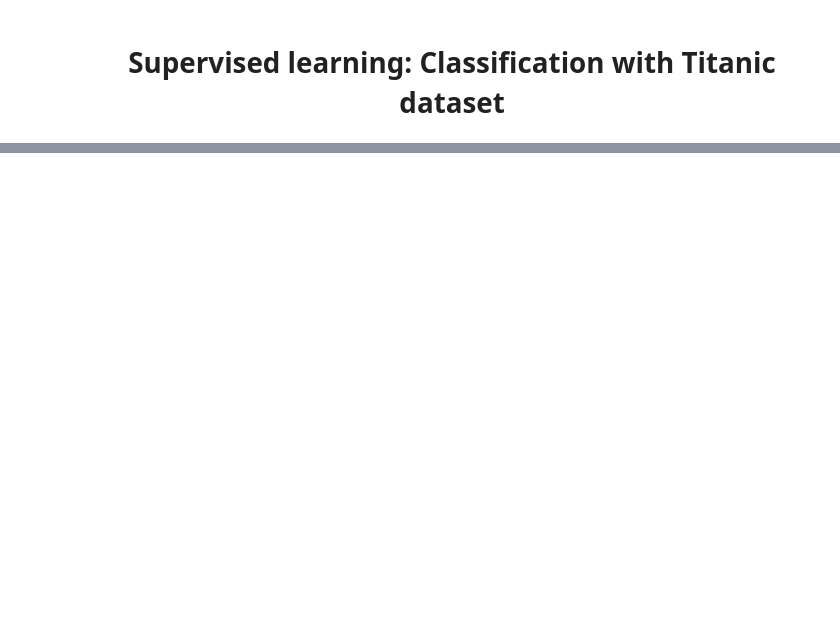
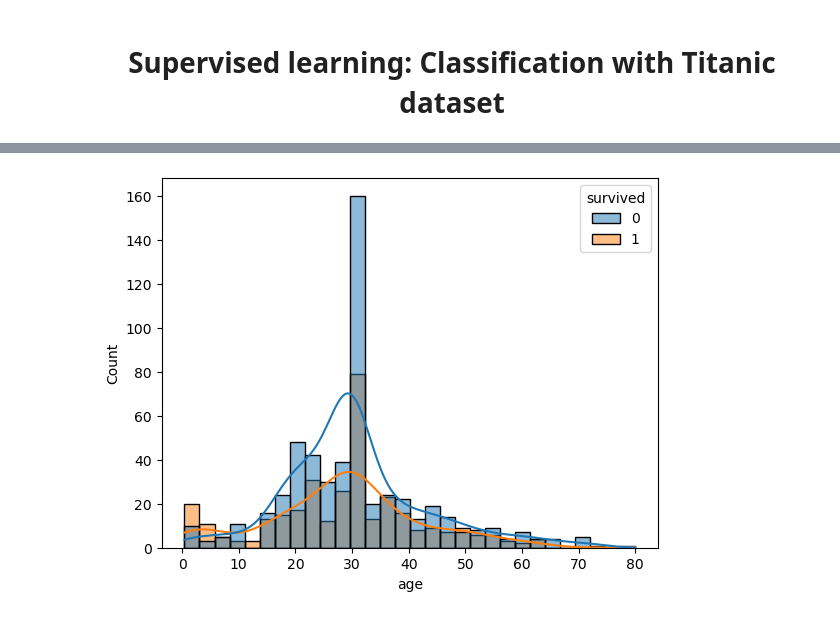
Before and after one commit to honghanhh/py40a12l2, a Jupyter notebook: lectures/lecture4/titanic.ipynb, the cells around one changed output, grey strips where cells are left out. Saved outputs shown, nothing was run; the diff lists cells and outputs as text; code cells hidden in the pictures; blank space fills up the shorter version.

```diff
--- a/lectures/lecture4/titanic.ipynb
+++ b/lectures/lecture4/titanic.ipynb
@@ -30,0 +97,6 @@
+# %%
+# data central tendency: mean, mode, median
+sns.histplot(titanic[['age','survived']].fillna(titanic['age'].mean()), x='age', hue='survived', kde=True)
+plt.show()
+# %% [output]
+[figure, added]
```
Also changed, not shown: parts of 37 cells of this notebook.
